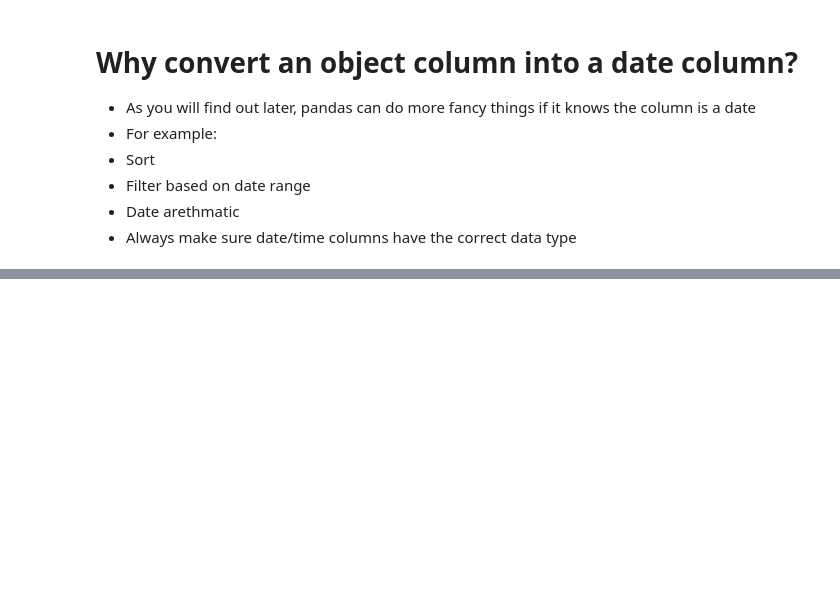
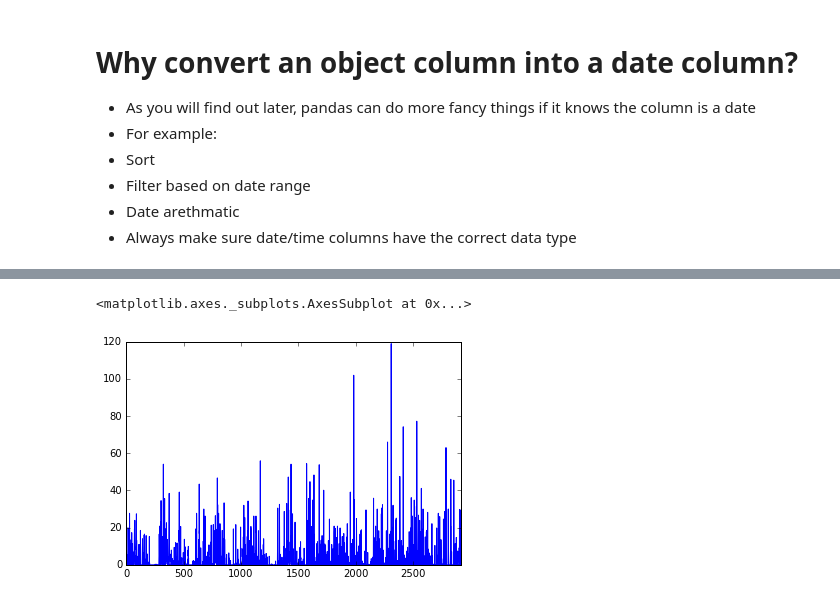
Before and after one commit to malmarz/pandas, a Jupyter notebook: week2.ipynb, the cells around one changed output, grey strips where cells are left out. Saved outputs shown, nothing was run; the diff lists cells and outputs as text; code cells hidden in the pictures; blank space fills up the shorter version.

```diff
--- a/week2.ipynb
+++ b/week2.ipynb
@@ -152,0 +256,6 @@ dtype: object
+# %%
+# It's more meaningful to plot Series
+my_df['precipitation'].plot()
+# %% [output]
+<matplotlib.axes._subplots.AxesSubplot at 0x...>
+[figure, added]
```
Also changed, not shown: parts of 19 cells of this notebook.
